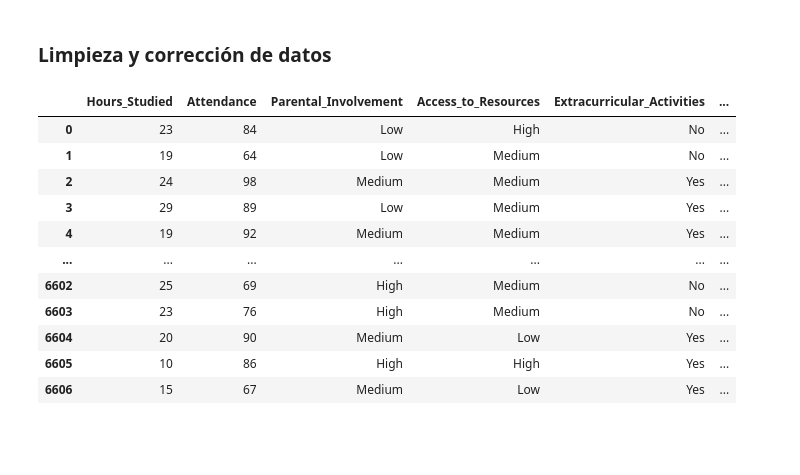
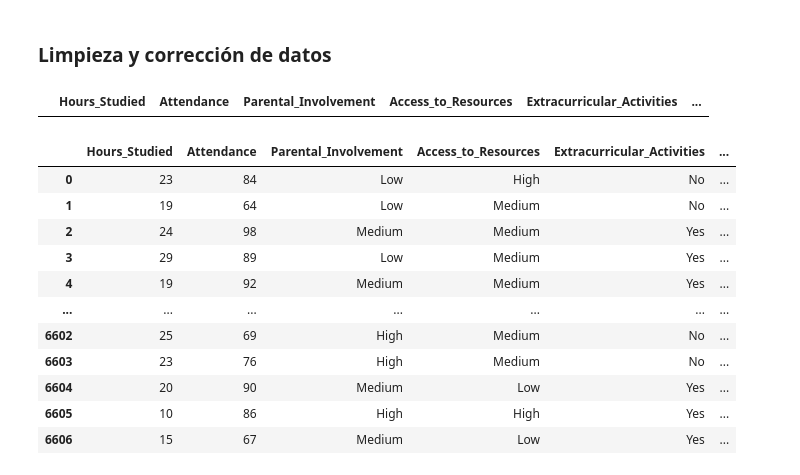
Before and after one commit to BertoniEliana/students_performance_factors, a Jupyter notebook: student_performance_factors.ipynb, the cells around one changed output. Saved outputs shown, nothing was run; the diff lists cells and outputs as text; code cells hidden in the pictures; blank space fills up the shorter version.

```diff
--- a/student_performance_factors.ipynb
+++ b/student_performance_factors.ipynb
@@ -87,4 +92,9 @@ cols_to_drop = student_df.columns[threshold_check]
 student_df.dropna(subset=cols_to_drop, inplace=True)
+# %%
+#Control de valores duplicados
+student_df[student_df.duplicated()]
+# %% [output]
+|  | Hours_Studied | Attendance | Parental_Involvement | Access_to_Resources | Extracurricular_Activities | ... |
 # %%
 student_df
 # %% [output]
```
Also changed, not shown: parts of 23 cells of this notebook, 2 other files.
